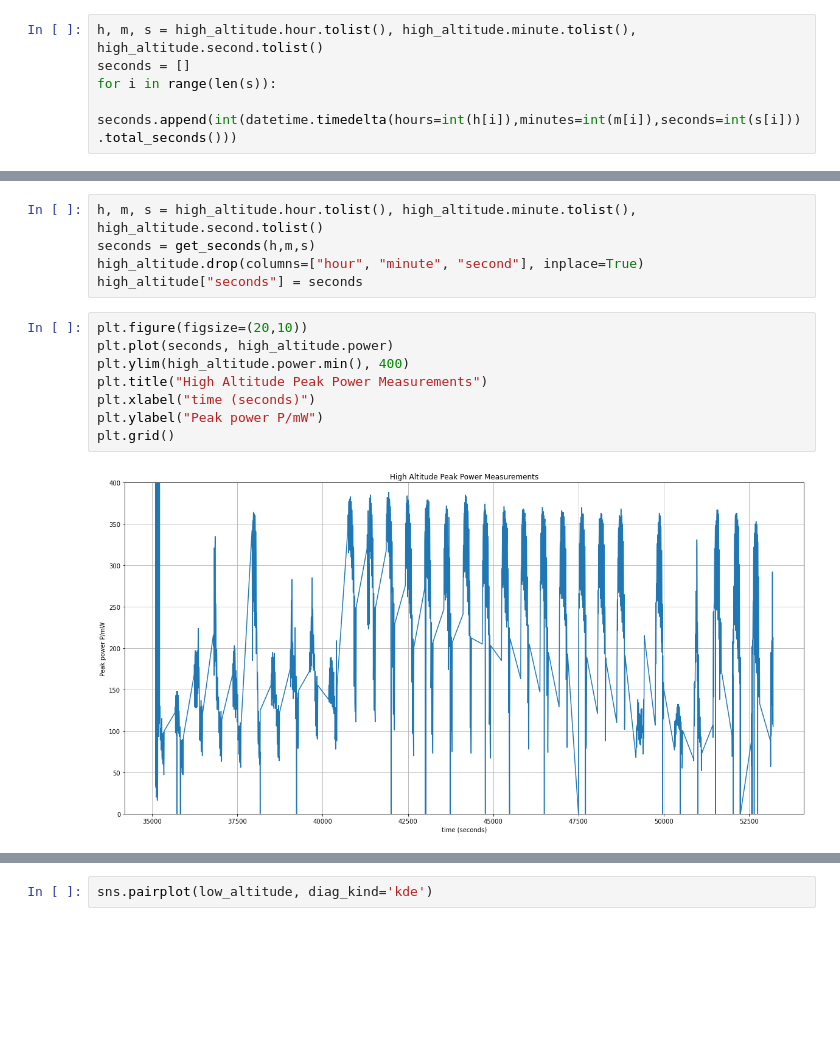
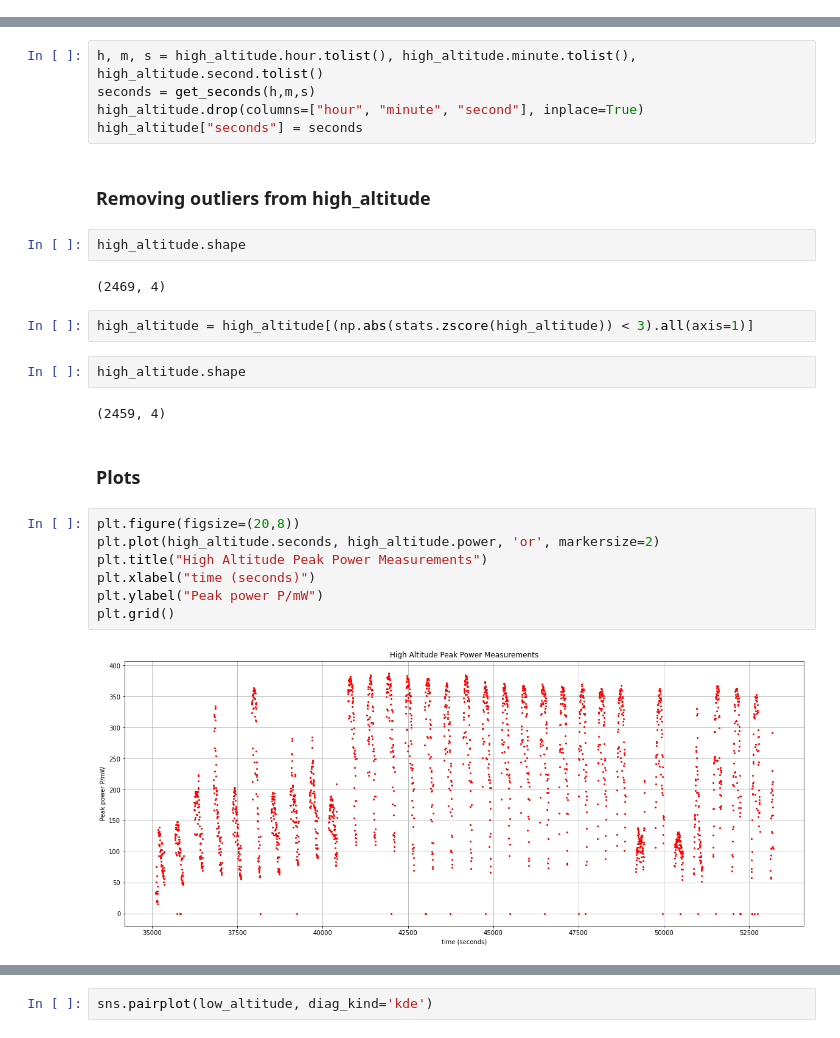
Before and after one commit to Cecco-Bandi/PV_project, a Jupyter notebook: main.ipynb, the cells around one changed output, grey strips where cells are left out. Saved outputs shown, nothing was run; the diff lists cells and outputs as text; blank space fills up the shorter version.

Commit message:
better plots, removed outliers from high_altitude

```diff
--- a/main.ipynb
+++ b/main.ipynb
@@ -87,11 +88,6 @@ low_altitude.describe()
 | max | 14.000000 | 59.000000 | 59.000000 | 180.000000 | 90.000000 | 378.000000 |
 # %% [markdown]
 ### Convert time in seconds
-# %%
-h, m, s = high_altitude.hour.tolist(), high_altitude.minute.tolist(), high_altitude.second.tolist()
-seconds = []
-for i in range(len(s)):
-  seconds.append(int(datetime.timedelta(hours=int(h[i]),minutes=int(m[i]),seconds=int(s[i])).total_seconds()))
 # %%
 def get_seconds(h, m, s):
   s_vec = []
@@ -103,14 +104,27 @@ h, m, s = high_altitude.hour.tolist(), high_altitude.minute.tolist(), high_altit
 seconds = get_seconds(h,m,s)
 high_altitude.drop(columns=["hour", "minute", "second"], inplace=True)
 high_altitude["seconds"] = seconds
+# %% [markdown]
+### Removing outliers from high_altitude
+# %%
+high_altitude.shape
+# %% [output]
+(2469, 4)
+# %%
+high_altitude = high_altitude[(np.abs(stats.zscore(high_altitude)) < 3).all(axis=1)]
+# %%
+high_altitude.shape
+# %% [output]
+(2459, 4)
+# %% [markdown]
+### Plots
 # %%
-plt.figure(figsize=(20,10))
-plt.plot(seconds, high_altitude.power)
-plt.ylim(high_altitude.power.min(), 400)
+plt.figure(figsize=(20,8))
+plt.plot(high_altitude.seconds, high_altitude.power, 'or', markersize=2)
 plt.title("High Altitude Peak Power Measurements")
 plt.xlabel("time (seconds)")
 plt.ylabel("Peak power P/mW")
 plt.grid()
 # %% [output]
-[figure, old version]
+[figure, new version]
 # %%
```
Also changed, not shown: parts of 21 cells of this notebook.
